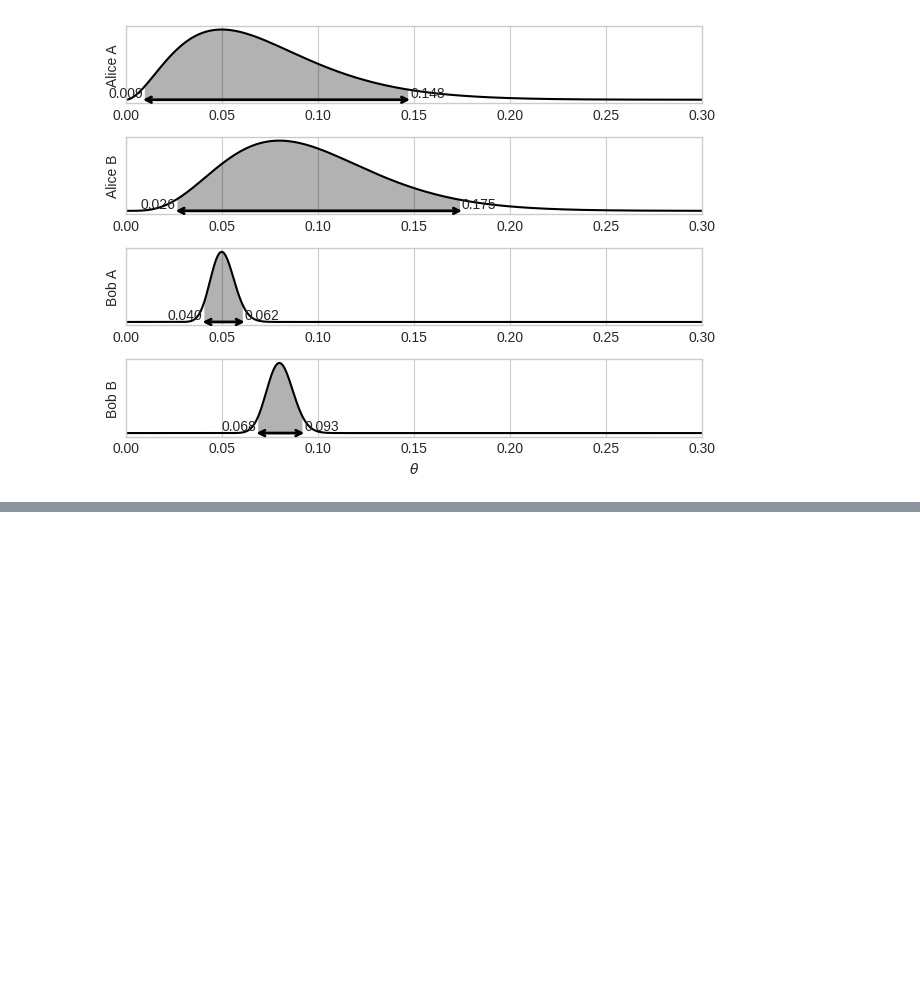
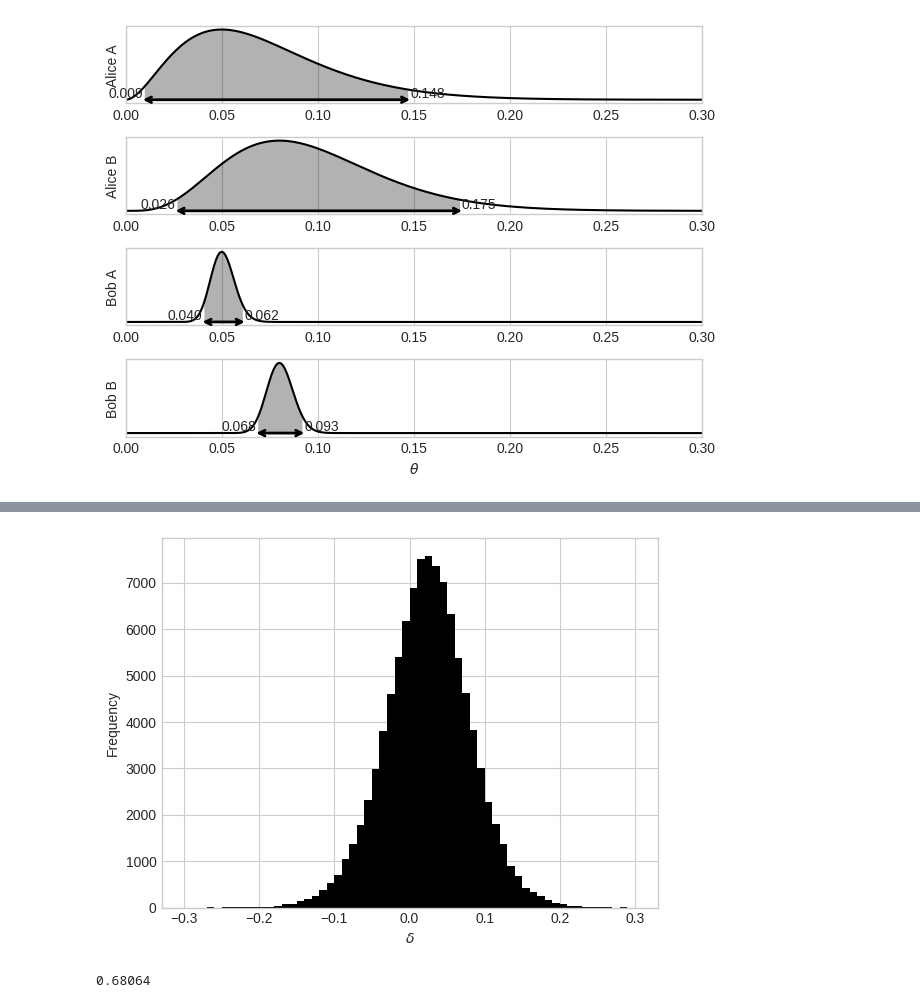
Before and after one commit to yuji-sgs/web-optimization, a Jupyter notebook: cahpter1.ipynb, the cells around one changed output, grey strips where cells are left out. Saved outputs shown, nothing was run; the diff lists cells and outputs as text; code cells hidden in the pictures; blank space fills up the shorter version.

```diff
--- a/cahpter1.ipynb
+++ b/cahpter1.ipynb
@@ -471,0 +483,15 @@ plt.show()
+# %%
+# アリスのレポートのデザイン案のクリック率の差を表す確率変数  𝛿  のヒストグラム
+theta_a = np.random.beta(3, 39, size=100000)
+theta_b = np.random.beta(5, 47, size=100000)
+delta = theta_b - theta_a
+plt.hist(delta, range=(-0.3, 0.3), bins=60)
+plt.xlabel(r'$\delta$')
+plt.ylabel('Frequency')
+plt.show()
+# %% [output]
+[figure, added]
+# %%
+print((delta > 0).mean())
+# %% [output]
+0.68064
```
Also changed, not shown: parts of 5 cells of this notebook.
